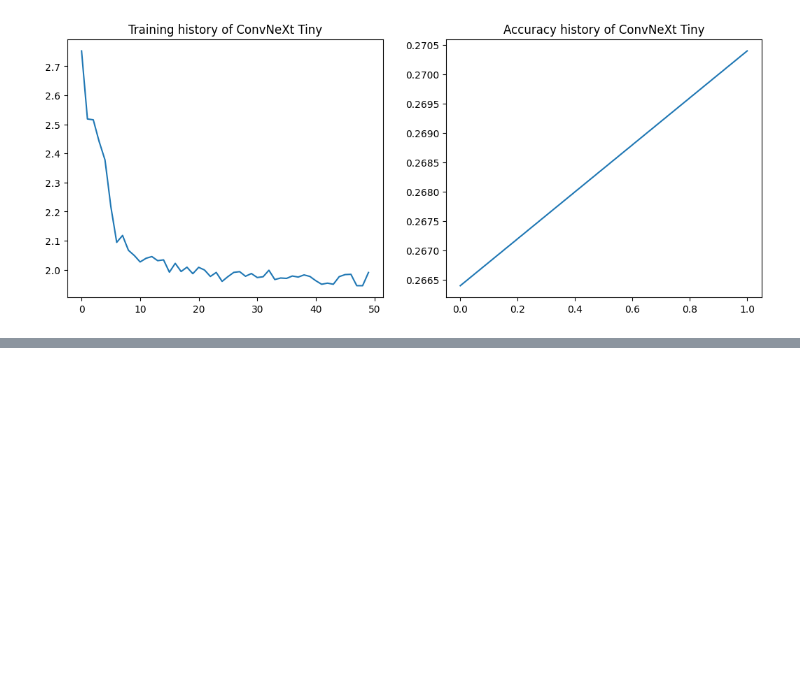
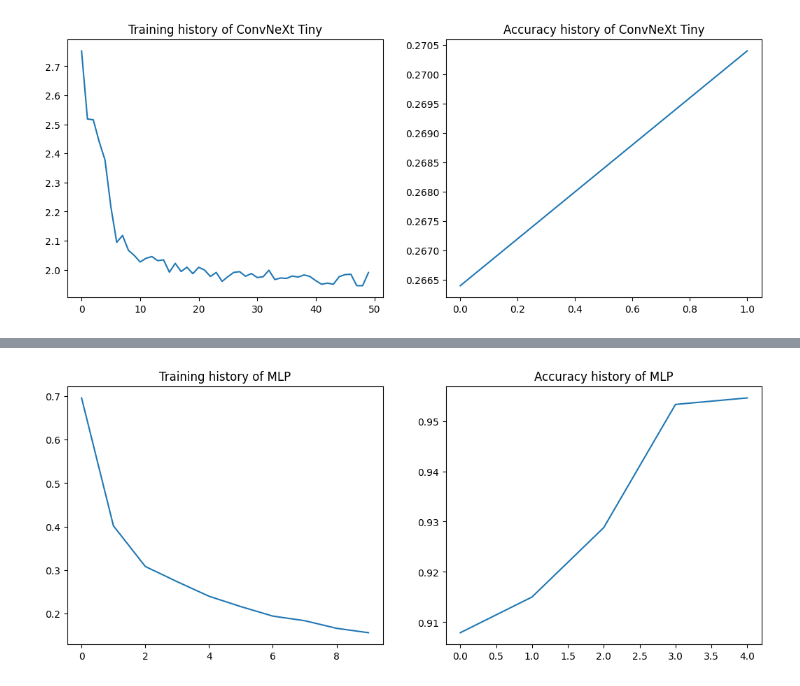
Before and after one commit to mihawb/dnn-lang-comparison, a Jupyter notebook: python/torch_predefined_models_test.ipynb, the cells around one changed output, grey strips where cells are left out. Cells and saved outputs as stored; diff of their text form; code cells hidden in the pictures; blank space fills up the shorter version.

```diff
--- a/python/torch_predefined_models_test.ipynb
+++ b/python/torch_predefined_models_test.ipynb
@@ -261,3 +261,36 @@ Train Epoch: 2 -> batch: 11499 [45996/50000 (92%)]      Loss: 1.945064
 Train Epoch: 2 -> batch: 11999 [47996/50000 (96%)]      Loss: 1.944945
 Train Epoch: 2 -> batch: 12499 [49996/50000 (100%)]     Loss: 1.990487
 [figure]
+# %%
+# config
+fc_batch_size = 64
+fc_test_batch_size = 128
+epochs = 5
+lr = 1e-2
+momentum = 0.9
+log_interval = 400
+loss_func = F.nll_loss # FCNet return log_softmax -> with nll eq to cross entropy
+
+train_dl, _, test_dl = get_mnist_loaders(fc_batch_size, fc_test_batch_size)
+
+model = FullyConnectedNet().to(device)
+opt = optim.SGD(model.parameters(), lr=lr, momentum=momentum)
+
+train_history = []
+acc_history = []
+
+print('Fully connected MLP - Simard et al. 2003')
+for epoch in range(1, epochs + 1):
+	train_history.extend( fit(model, device, train_dl, loss_func, epoch, opt, log_interval=log_interval, silent=False) )
+	acc_history.append( test(model, device, test_dl, loss_func, silent=True) )
+
+fig, (ax_train, ax_test) = plt.subplots(1, 2)
+fig.set_size_inches(12.8, 4.8)
+
+ax_train.plot(train_history)
+ax_test.plot(acc_history)
+ax_train.set_title('Training history of MLP')
+ax_test.set_title('Accuracy history of MLP')
+
+del model, opt, train_history, acc_history
+# %% [output]
@@ -263,0 +308 @@ Train Epoch: 2 -> batch: 12499 [49996/50000 (100%)]     Loss: 1.990487
+[figure, added]
```
Also changed, not shown: parts of 3 cells of this notebook, 1 other file.
